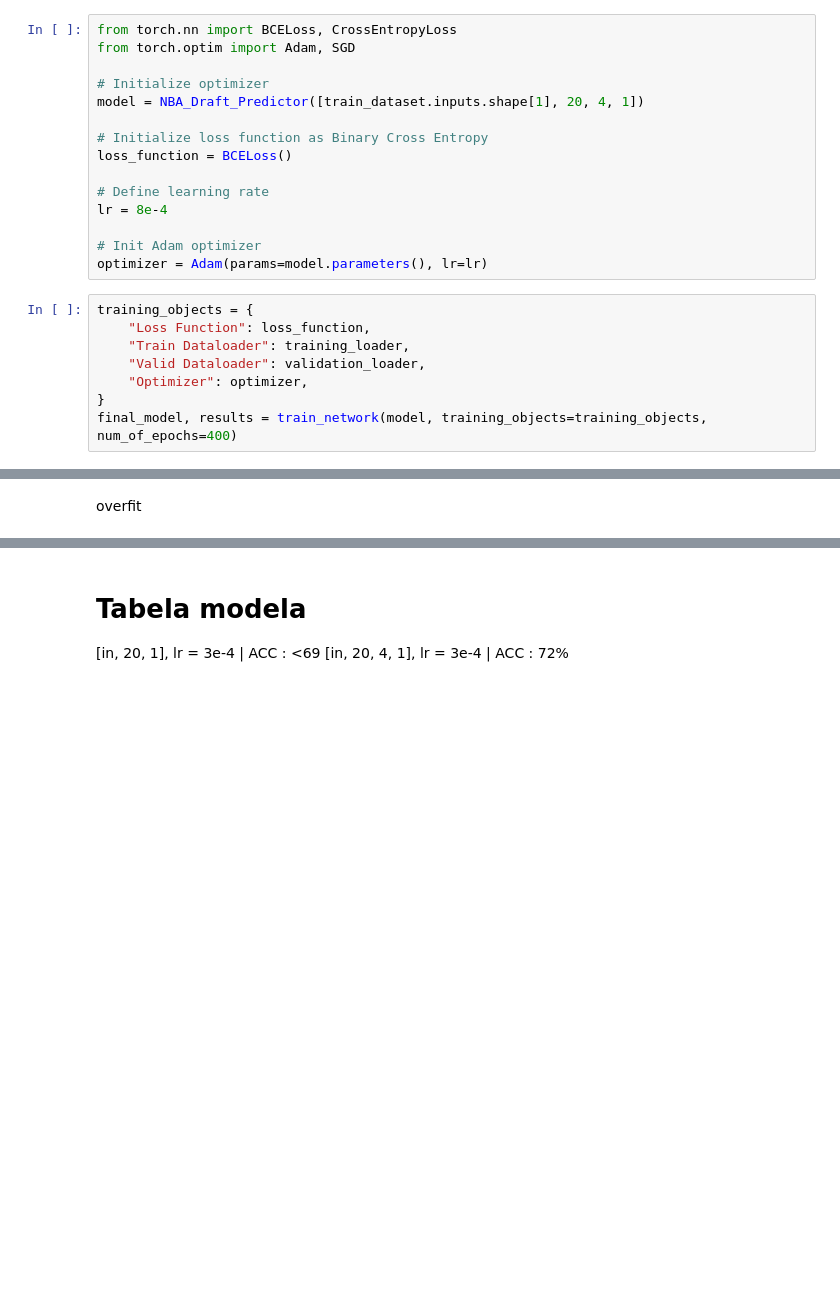
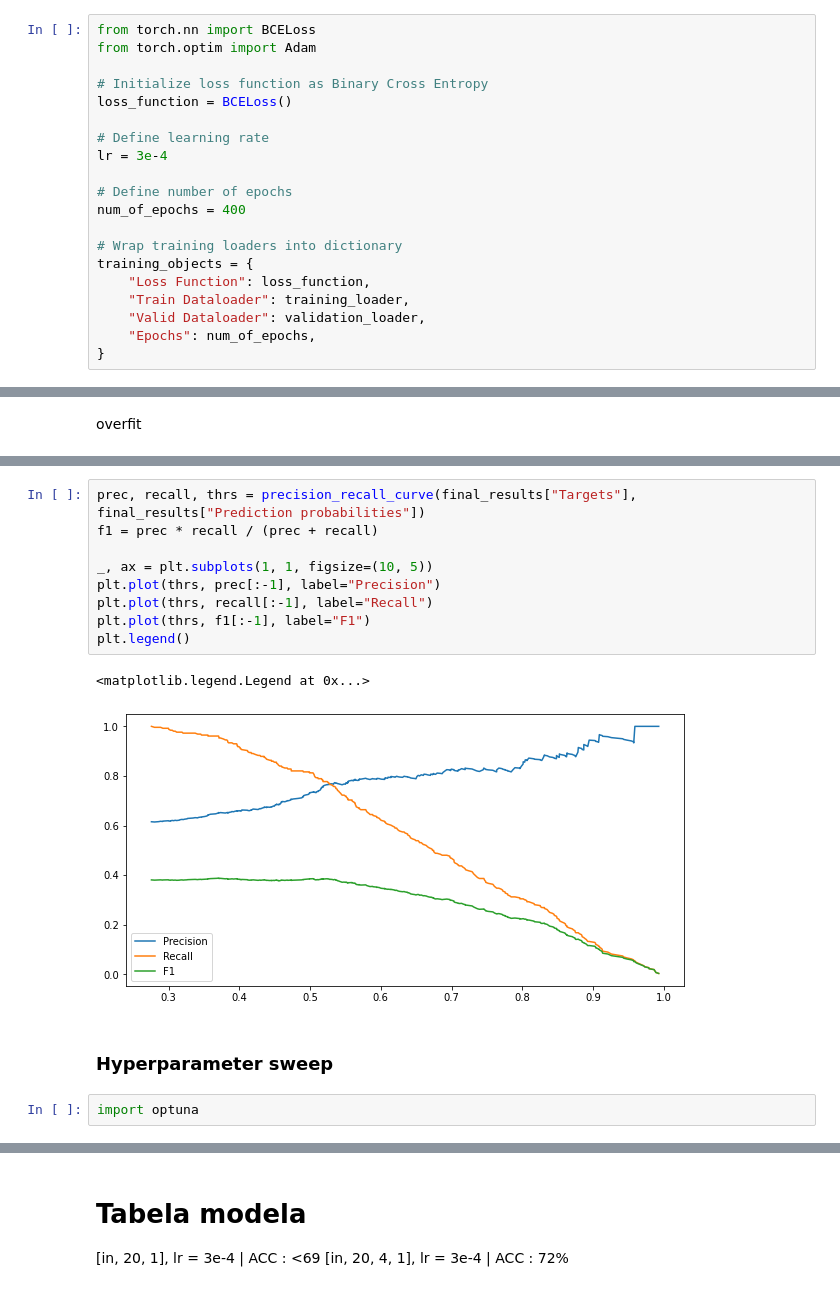
Before and after one commit to Paralelopipet/NM-Nba-prediction, a Jupyter notebook: NBA_predictions.ipynb, the cells around one changed output, grey strips where cells are left out. Cells and saved outputs as stored; diff of their text form; blank space fills up the shorter version.

```diff
--- a/NBA_predictions.ipynb
+++ b/NBA_predictions.ipynb
@@ -378,25 +343,22 @@ def train_network(model: NBA_Draft_Predictor, training_objects: dict, num_of_epo
 # %% [markdown]
 ### Testing train function
 # %%
-from torch.nn import BCELoss, CrossEntropyLoss
-from torch.optim import Adam, SGD
-
-# Initialize optimizer
-model = NBA_Draft_Predictor([train_dataset.inputs.shape[1], 20, 4, 1])
+from torch.nn import BCELoss
+from torch.optim import Adam
 
 # Initialize loss function as Binary Cross Entropy
 loss_function = BCELoss()
 
 # Define learning rate
-lr = 8e-4
+lr = 3e-4
 
-# Init Adam optimizer
-optimizer = Adam(params=model.parameters(), lr=lr)
+# Define number of epochs
+num_of_epochs = 400
+
+# Wrap training loaders into dictionary
+training_objects = {
+    "Loss Function": loss_function,
+    "Train Dataloader": training_loader,
+    "Valid Dataloader": validation_loader,
+    "Epochs": num_of_epochs,
+}
-# %%
-training_objects = {
-    "Loss Function": loss_function,
-    "Train Dataloader": training_loader,
-    "Valid Dataloader": validation_loader,
-    "Optimizer": optimizer,
-}
-final_model, results = train_network(model, training_objects=training_objects, num_of_epochs=400)
@@ -468,0 +409,16 @@ print(max(results["validation acc"])[0].item())
+# %%
+prec, recall, thrs = precision_recall_curve(final_results["Targets"], final_results["Prediction probabilities"])
+f1 = prec * recall / (prec + recall)
+
+_, ax = plt.subplots(1, 1, figsize=(10, 5))
+plt.plot(thrs, prec[:-1], label="Precision")
+plt.plot(thrs, recall[:-1], label="Recall")
+plt.plot(thrs, f1[:-1], label="F1")
+plt.legend()
+# %% [output]
+<matplotlib.legend.Legend at 0x...>
+[figure, added]
+# %% [markdown]
+### Hyperparameter sweep
+# %%
+import optuna
```
Also changed, not shown: parts of 33 cells of this notebook.
